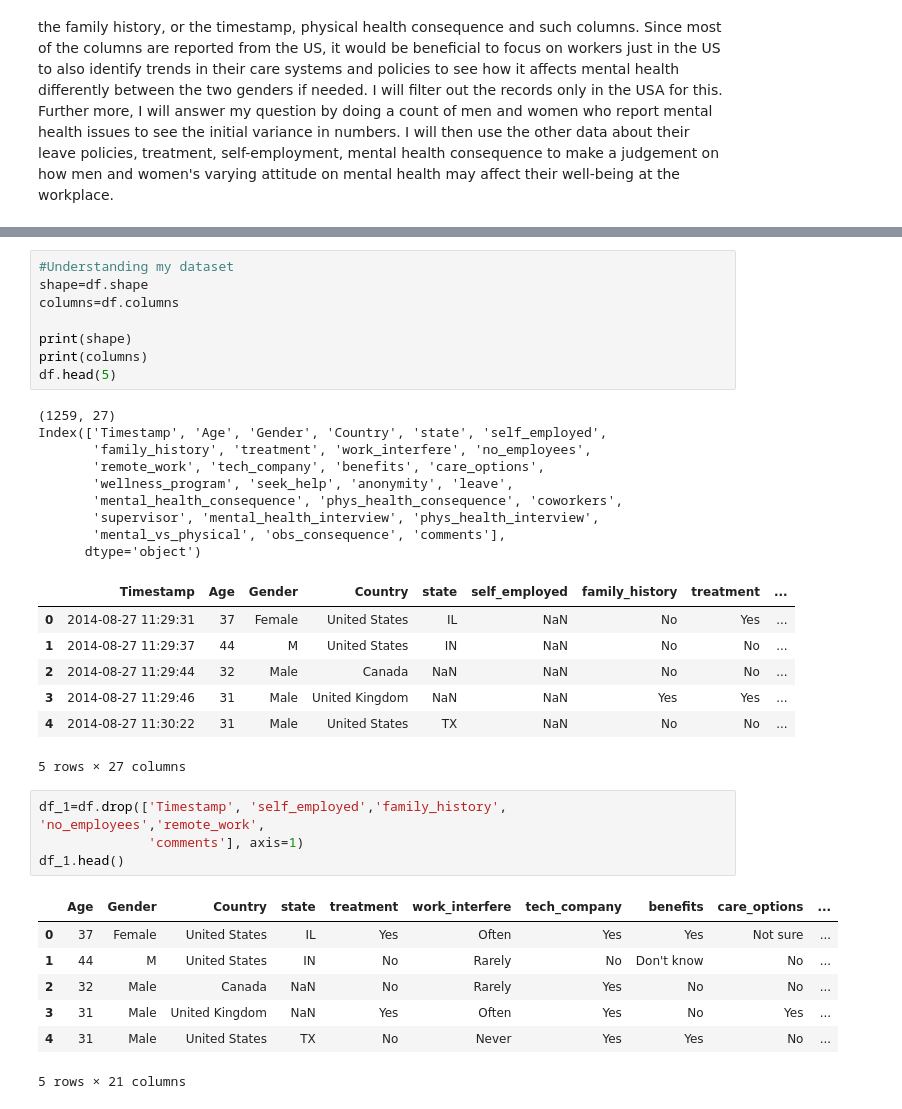
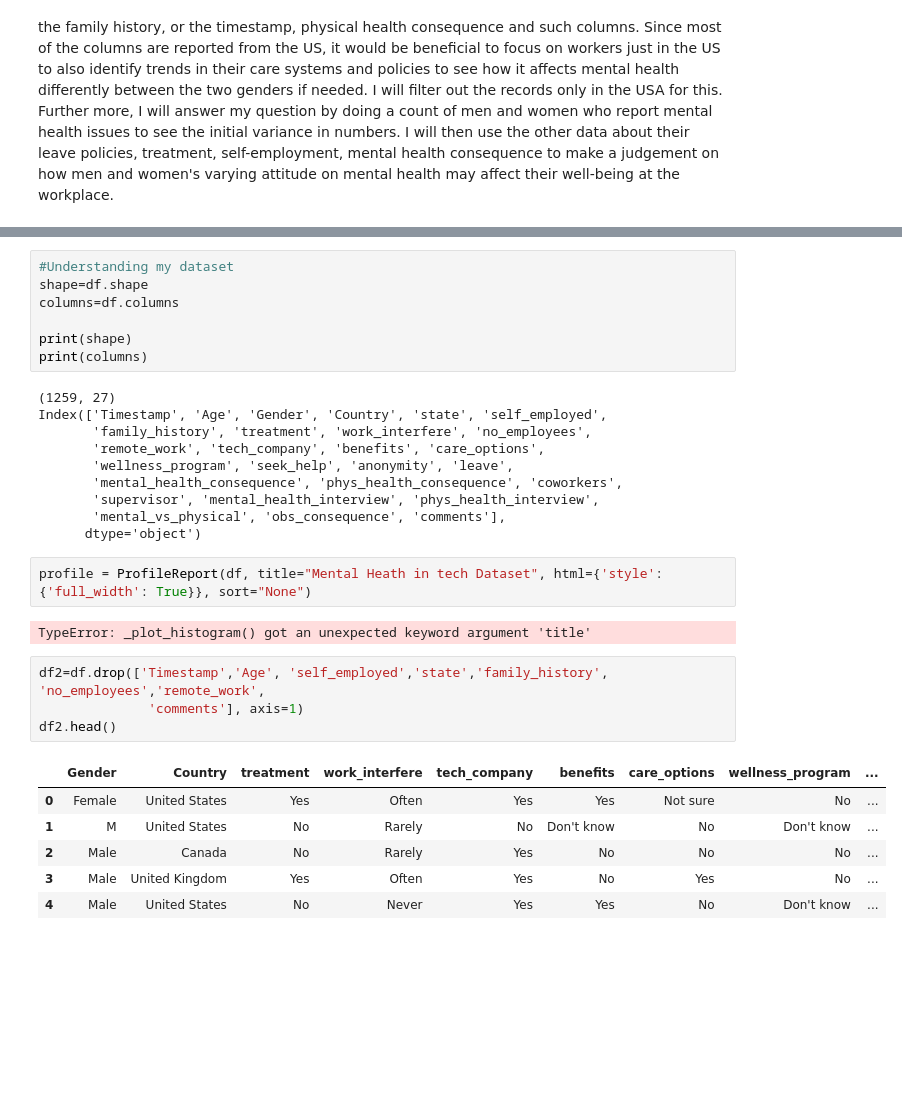
Before and after one commit to ubco-W2022T2-data301/project-group-group-49, a Jupyter notebook: analysis/analysis2.ipynb, the cells around one changed output, grey strips where cells are left out. Saved outputs shown, nothing was run; the diff lists cells and outputs as text; blank space fills up the shorter version.

```diff
--- a/analysis/analysis2.ipynb
+++ b/analysis/analysis2.ipynb
@@ -42,7 +40,6 @@ columns=df.columns
 
 print(shape)
 print(columns)
-df.head(5)
 # %% [output]
 (1259, 27)
 Index(['Timestamp', 'Age', 'Gender', 'Country', 'state', 'self_employed',
@@ -53,24 +50,20 @@ Index(['Timestamp', 'Age', 'Gender', 'Country', 'state', 'self_employed',
        'supervisor', 'mental_health_interview', 'phys_health_interview',
        'mental_vs_physical', 'obs_consequence', 'comments'],
       dtype='object')
-|  | Timestamp | Age | Gender | Country | state | self_employed | family_history | treatment | ... |
-| 0 | 2014-08-27 11:29:31 | 37 | Female | United States | IL | NaN | No | Yes | ... |
-| 1 | 2014-08-27 11:29:37 | 44 | M | United States | IN | NaN | No | No | ... |
-| 2 | 2014-08-27 11:29:44 | 32 | Male | Canada | NaN | NaN | No | No | ... |
-| 3 | 2014-08-27 11:29:46 | 31 | Male | United Kingdom | NaN | NaN | Yes | Yes | ... |
-| 4 | 2014-08-27 11:30:22 | 31 | Male | United States | TX | NaN | No | No | ... |
-5 rows × 27 columns
+# %%
+profile = ProfileReport(df, title="Mental Heath in tech Dataset", html={'style': {'full_width': True}}, sort="None")
+# %% [output]
+TypeError: _plot_histogram() got an unexpected keyword argument 'title'
 # %%
-df_1=df.drop(['Timestamp', 'self_employed','family_history', 'no_employees','remote_work',
+df2=df.drop(['Timestamp','Age', 'self_employed','state','family_history', 'no_employees','remote_work',
               'comments'], axis=1)
-df_1.head()
+df2.head()
 # %% [output]
-|  | Age | Gender | Country | state | treatment | work_interfere | tech_company | benefits | care_options | ... |
-| 0 | 37 | Female | United States | IL | Yes | Often | Yes | Yes | Not sure | ... |
-| 1 | 44 | M | United States | IN | No | Rarely | No | Don't know | No | ... |
-| 2 | 32 | Male | Canada | NaN | No | Rarely | Yes | No | No | ... |
-| 3 | 31 | Male | United Kingdom | NaN | Yes | Often | Yes | No | Yes | ... |
-| 4 | 31 | Male | United States | TX | No | Never | Yes | Yes | No | ... |
+|  | Gender | Country | treatment | work_interfere | tech_company | benefits | care_options | wellness_program | ... |
+| 0 | Female | United States | Yes | Often | Yes | Yes | Not sure | No | ... |
+| 1 | M | United States | No | Rarely | No | Don't know | No | Don't know | ... |
+| 2 | Male | Canada | No | Rarely | Yes | No | No | No | ... |
+| 3 | Male | United Kingdom | Yes | Often | Yes | No | Yes | No | ... |
+| 4 | Male | United States | No | Never | Yes | Yes | No | Don't know | ... |
-5 rows × 21 columns
 # %%
 # to focus my dataset, I will filter through results only in the United States
```
Also changed, not shown: parts of 8 cells of this notebook, 1 other file.
